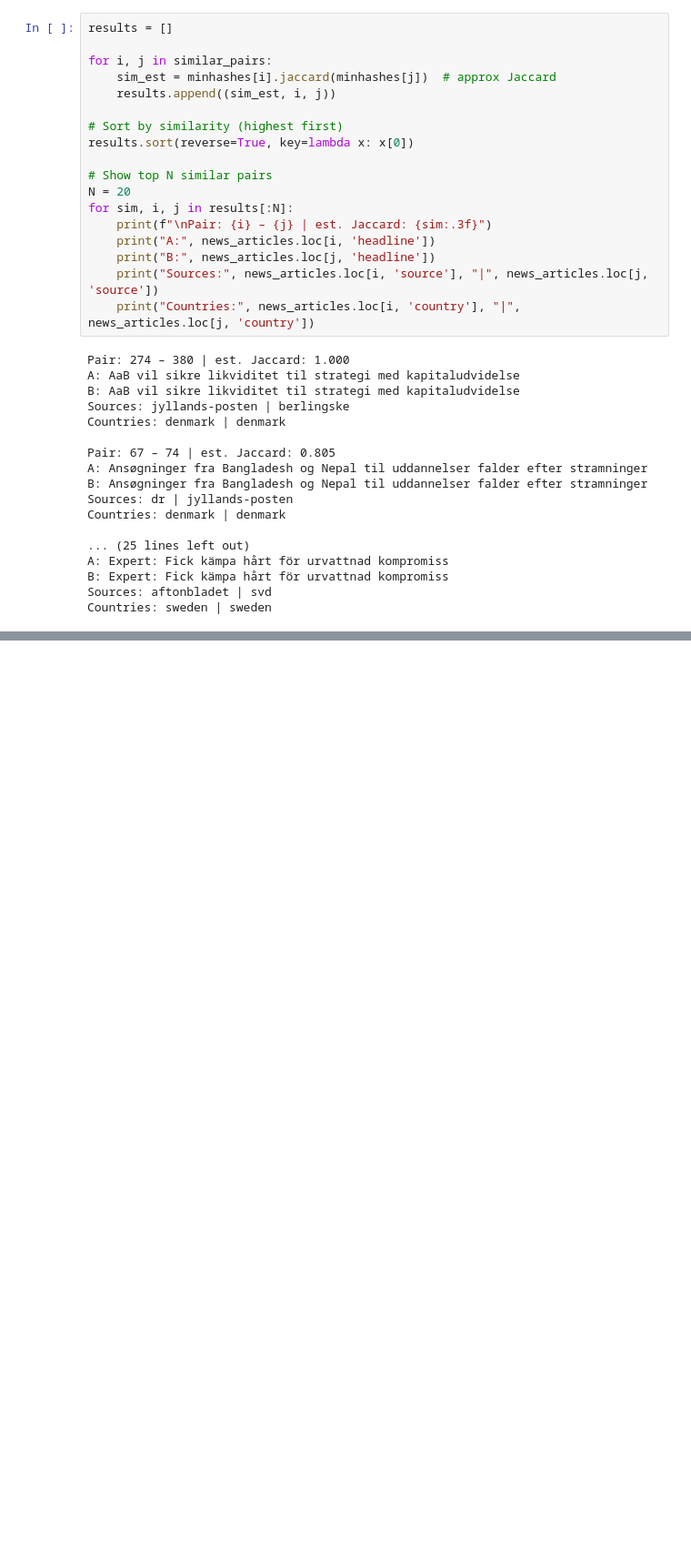
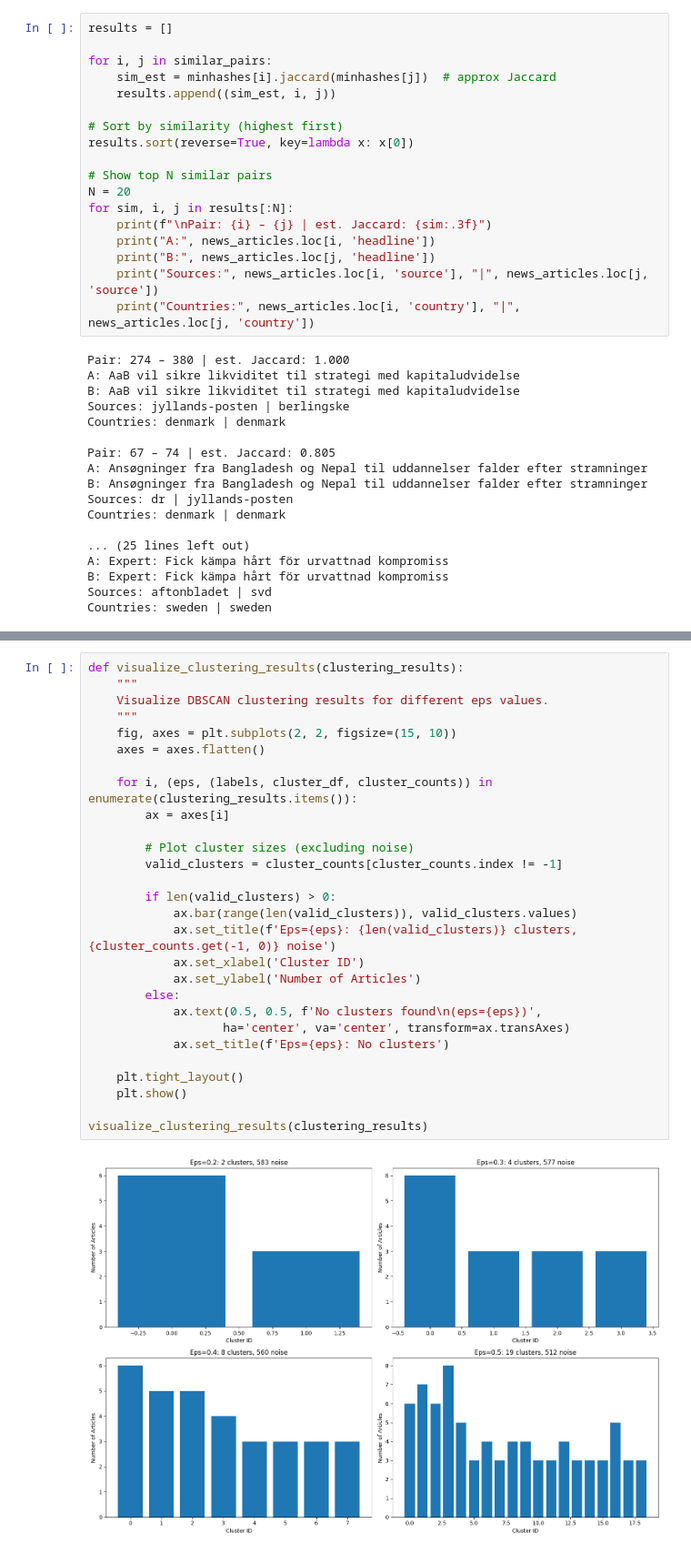
Before and after one commit to malinhauglandh/scandinavian-news-articles, a Jupyter notebook: news-articles.ipynb, the cells around one changed output, grey strips where cells are left out. Shown at 91% size. Cells and saved outputs as stored; diff of their text form; blank space fills up the shorter version.

Commit message:
implement ANN and DBSCAN clustering

```diff
--- a/news-articles.ipynb
+++ b/news-articles.ipynb
@@ -540,0 +787,30 @@ url https://www.aftonbladet.se/nyheter/a/Rr77qd/aftonbladet-direkt?pinnedEntry=1
+# %%
+def visualize_clustering_results(clustering_results):
+    """
+    Visualize DBSCAN clustering results for different eps values.
+    """
+    fig, axes = plt.subplots(2, 2, figsize=(15, 10))
+    axes = axes.flatten()
+
+    for i, (eps, (labels, cluster_df, cluster_counts)) in enumerate(clustering_results.items()):
+        ax = axes[i]
+
+        # Plot cluster sizes (excluding noise)
+        valid_clusters = cluster_counts[cluster_counts.index != -1]
+
+        if len(valid_clusters) > 0:
+            ax.bar(range(len(valid_clusters)), valid_clusters.values)
+            ax.set_title(f'Eps={eps}: {len(valid_clusters)} clusters, {cluster_counts.get(-1, 0)} noise')
+            ax.set_xlabel('Cluster ID')
+            ax.set_ylabel('Number of Articles')
+        else:
+            ax.text(0.5, 0.5, f'No clusters found\n(eps={eps})',
+                   ha='center', va='center', transform=ax.transAxes)
+            ax.set_title(f'Eps={eps}: No clusters')
+
+    plt.tight_layout()
+    plt.show()
+
+visualize_clustering_results(clustering_results)
+# %% [output]
+[figure, added]
```
Also changed, not shown: parts of 20 cells of this notebook.
